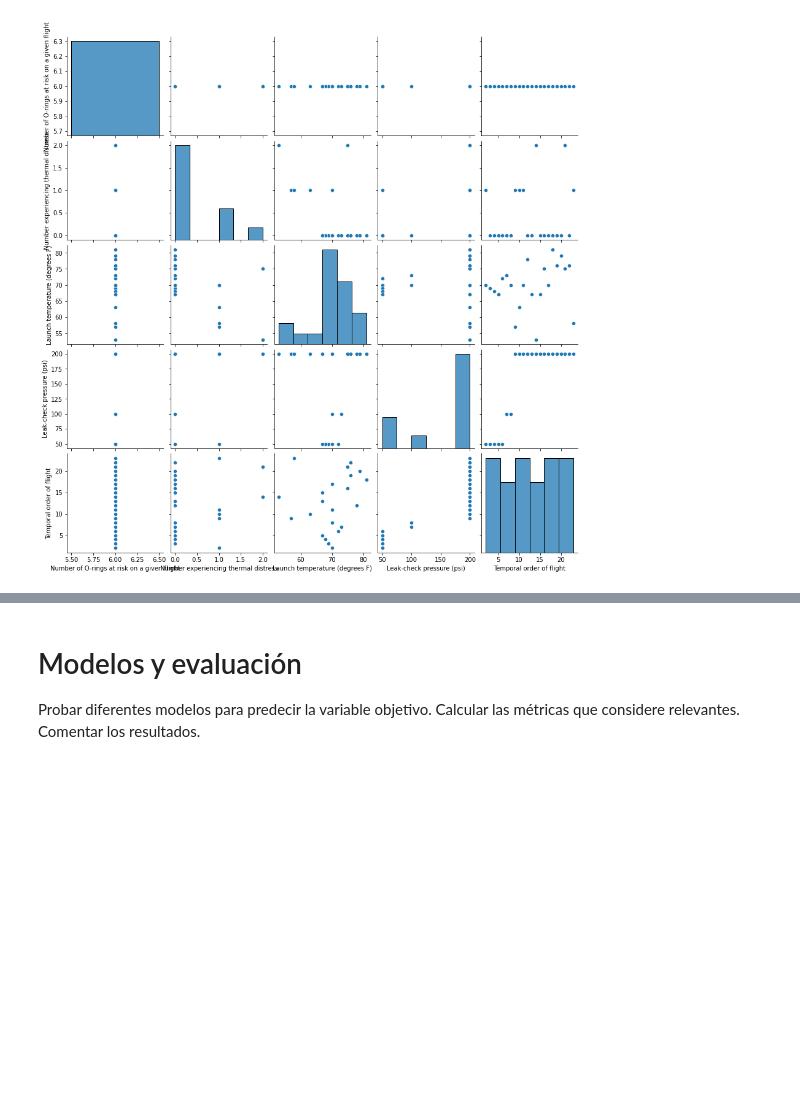
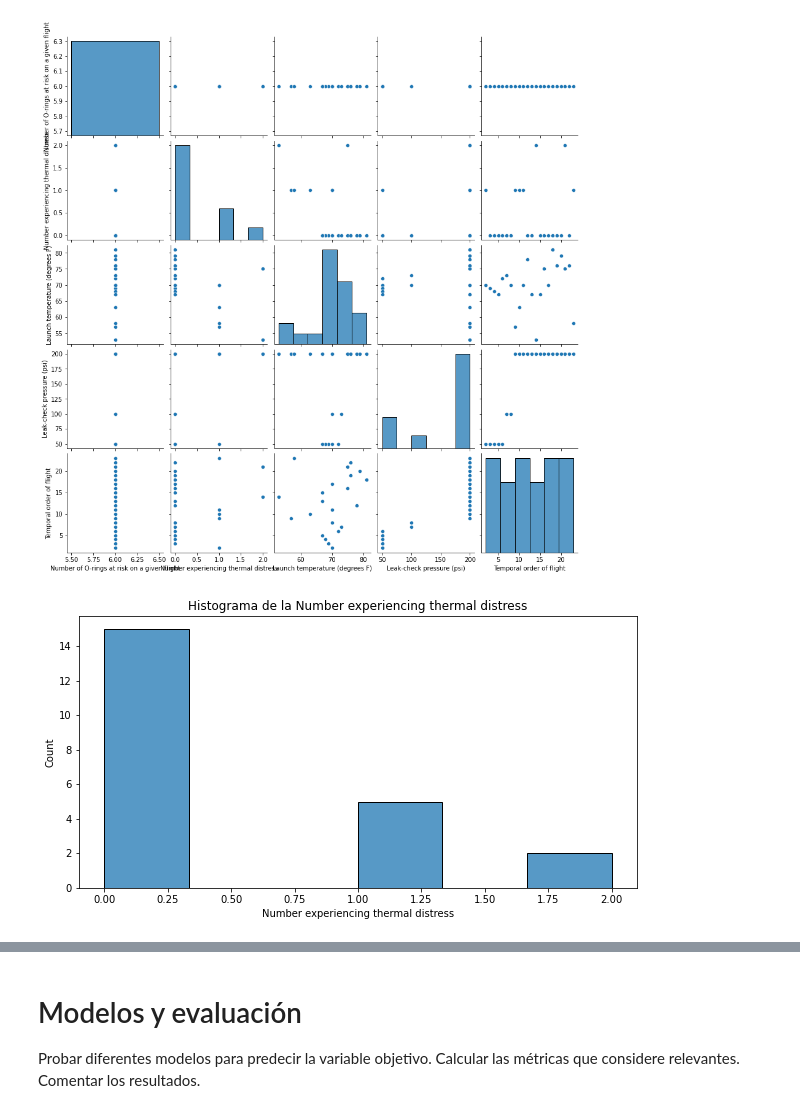
Before and after one commit to Yarrieta/intro_ia, a Jupyter notebook: tp_integrador_enunciado/template_tp_integrador_dataset.ipynb, the cells around one changed output, grey strips where cells are left out. Saved outputs shown, nothing was run; the diff lists cells and outputs as text; code cells hidden in the pictures; blank space fills up the shorter version.

```diff
--- a/tp_integrador_enunciado/template_tp_integrador_dataset.ipynb
+++ b/tp_integrador_enunciado/template_tp_integrador_dataset.ipynb
@@ -208,0 +213,4 @@ histograma(my_data.sample(1000, random_state=0),"tip_amount")
+# %%
+histograma(my_data,"Number experiencing thermal distress")
+# %% [output]
+[figure, added]
```
Also changed, not shown: parts of 46 cells of this notebook, 9 other files.
